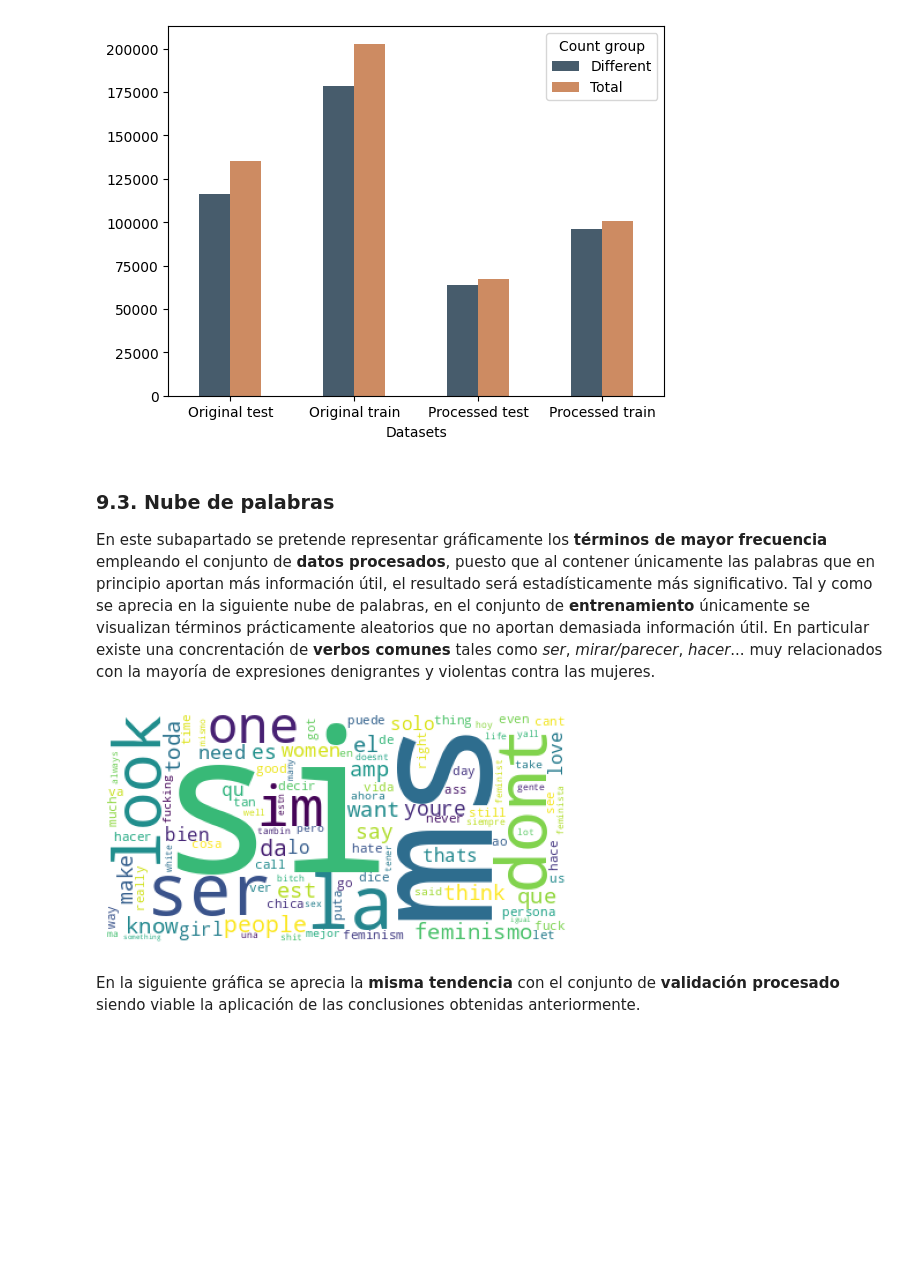
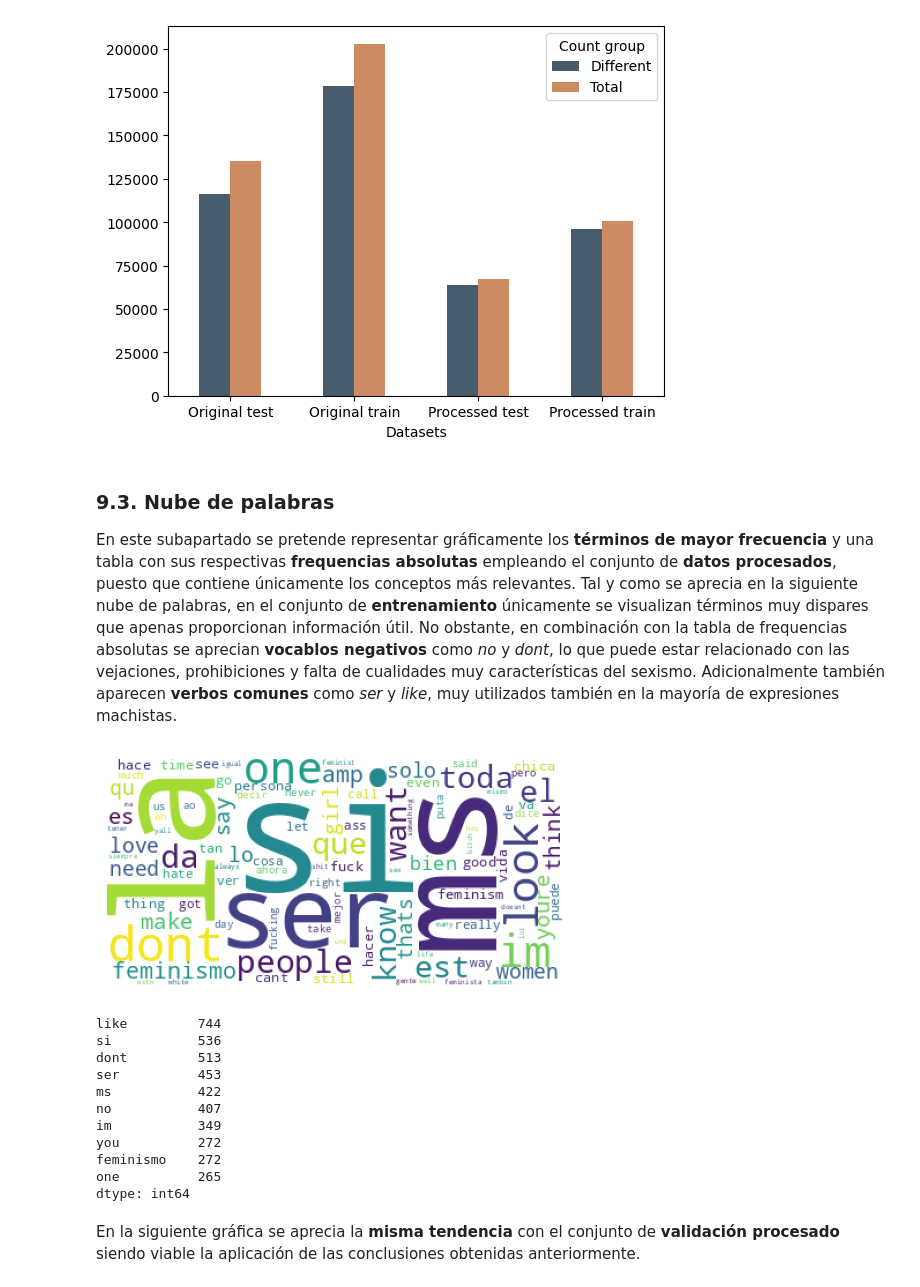
Before and after one commit to lidiasm/DATCOM-TFM, a Jupyter notebook: notebooks/eda.ipynb, the cells around one changed output. Drawn from its saved outputs; the diff is of its cells as text; code cells hidden in the pictures; blank space fills up the shorter version.

Commit message:
Añadida tabla de frequencias absolutas junto a las nubes de palabras #4

```diff
--- a/notebooks/eda.ipynb
+++ b/notebooks/eda.ipynb
@@ -349,23 +360,37 @@ plt.show()
 # %% [markdown]
 ### 9.3. Nube de palabras
 
-En este subapartado se pretende representar gráficamente los **términos de mayor frecuencia** empleando el conjunto de **datos procesados**, puesto que al contener únicamente las palabras que en principio aportan más información útil, el resultado será estadísticamente más significativo. Tal y como se aprecia en la siguiente nube de palabras, en el conjunto de **entrenamiento** únicamente se visualizan términos prácticamente aleatorios que no aportan demasiada información útil. En particular existe una concrentación de **verbos comunes** tales como *ser*, *mirar/parecer*, *hacer*... muy relacionados con la mayoría de expresiones denigrantes y violentas contra las mujeres.
+En este subapartado se pretende representar gráficamente los **términos de mayor frecuencia** y una tabla con sus respectivas **frequencias absolutas** empleando el conjunto de **datos procesados**, puesto que contiene únicamente los conceptos más relevantes. Tal y como se aprecia en la siguiente nube de palabras, en el conjunto de **entrenamiento** únicamente se visualizan términos muy dispares que apenas proporcionan información útil. No obstante, en combinación con la tabla de frequencias absolutas se aprecian **vocablos negativos** como *no* y *dont*, lo que puede estar relacionado con las vejaciones, prohibiciones y falta de cualidades muy características del sexismo. Adicionalmente también aparecen **verbos comunes** como *ser* y *like*, muy utilizados también en la mayoría de expresiones machistas.
 # %%
 # Set a wordcloud chart with a white background and 100 words max
 word_cloud_object = WordCloud(
     background_color="white",
     max_words=100)
 
 # Create a wordcloud chart with the train dataset
 train_wordcloud = word_cloud_object.generate(str(list(train_df["cleaned_text"].values)))
 
 # Plot settings
 fig = plt.figure(1, figsize=(10,3))
 plt.axis('off')
 plt.imshow(train_wordcloud)
 plt.show()
+
+# TOP 10 most frequent words ~ Absolute frequency
+pd.Series(" ".join(train_df.cleaned_text).split()).value_counts()[:10]
 # %% [output]
-[figure, old version]
+[figure, new version]
+like         744
+si           536
+dont         513
+ser          453
+ms           422
+no           407
+im           349
+you          272
+feminismo    272
+one          265
+dtype: int64
 # %% [markdown]
 En la siguiente gráfica se aprecia la **misma tendencia** con el conjunto de **validación procesado** siendo viable la aplicación de las conclusiones obtenidas anteriormente.
 # %%
```
Also changed, not shown: parts of 4 cells of this notebook.
